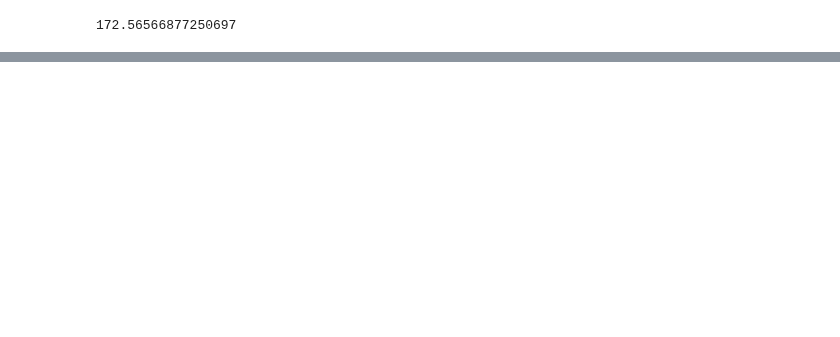
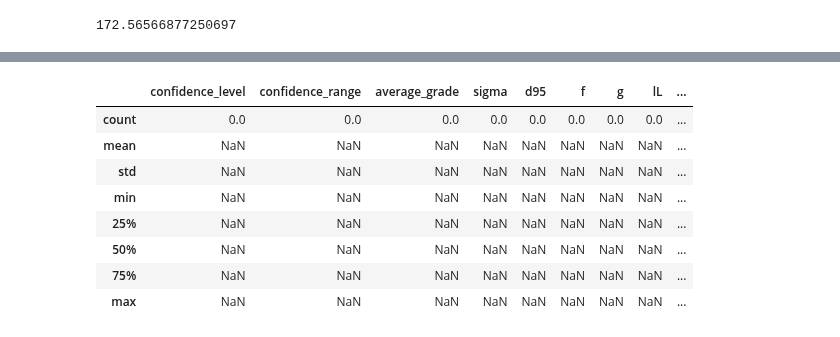
Before and after one commit to jouytrew/masters_pfti, a Jupyter notebook: notebooks/study_2.ipynb, the cells around one changed output, grey strips where cells are left out. Saved outputs shown, nothing was run; the diff lists cells and outputs as text; code cells hidden in the pictures; blank space fills up the shorter version.

```diff
--- a/notebooks/study_2.ipynb
+++ b/notebooks/study_2.ipynb
@@ -187,0 +310,41 @@ mass_in_grams / 1000
+# %%
+data = []
+for L in lLs:
+    for r in mrs:
+        for t in mts:
+            for d95 in d95s:
+                C = get_C_factor(
+                    f=CONSTANT_Cf, # Does not vary, set at 0.5
+                    g=0.25, # Should not vary, set at 0.25
+                    l=get_l_factor(
+                        L=L, # Liberation size in cm. Can attempt to vary from 0.1-0.2
+                        d95=d95
+                    ),
+                    m=get_m_factor(
+                        a=0.015, # Average grade, should not change from 1.5%
+                        r=r, # SG of mineral, should remain the same, but could vary from 4.1-4.2
+                        t=t # SG of gangue, should remain the same, but could try varying from 2.7-2.8
+                    )
+                )
+                for confidence_level in confidence_levels:
+                    for confidence_range in confidence_ranges:
+                        sigma = sigma_from_params(confidence_level, confidence_range, average_grade)
+                        sample_size = sample_mass_from_params(C, d95, sigma) / 1e6
+
+                        data.append([
+                            confidence_level,
+                            confidence_range,
+                            average_grade,
+                            sigma,
+                            d95,
+                            CONSTANT_Cf,
+                            CONSTANT_Cg,
+                            L, # L
+                            0.015, # a
+                            r, # r
+                            t, # t
+                            sample_size
+                        ])
+
+df = pd.DataFrame(data, columns=columns)
+df
@@ -187,0 +369,12 @@ mass_in_grams / 1000
+# %%
+df[df['min_sample_size'] <= 15].describe()
+# %% [output]
+|  | confidence_level | confidence_range | average_grade | sigma | d95 | f | g | lL | ... |
+| count | 0.0 | 0.0 | 0.0 | 0.0 | 0.0 | 0.0 | 0.0 | 0.0 | ... |
+| mean | NaN | NaN | NaN | NaN | NaN | NaN | NaN | NaN | ... |
+| std | NaN | NaN | NaN | NaN | NaN | NaN | NaN | NaN | ... |
+| min | NaN | NaN | NaN | NaN | NaN | NaN | NaN | NaN | ... |
+| 25% | NaN | NaN | NaN | NaN | NaN | NaN | NaN | NaN | ... |
+| 50% | NaN | NaN | NaN | NaN | NaN | NaN | NaN | NaN | ... |
+| 75% | NaN | NaN | NaN | NaN | NaN | NaN | NaN | NaN | ... |
+| max | NaN | NaN | NaN | NaN | NaN | NaN | NaN | NaN | ... |
```
Also changed, not shown: parts of 29 cells of this notebook.
